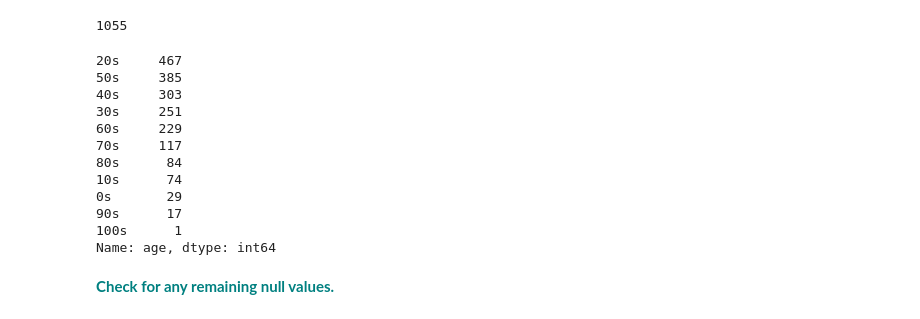
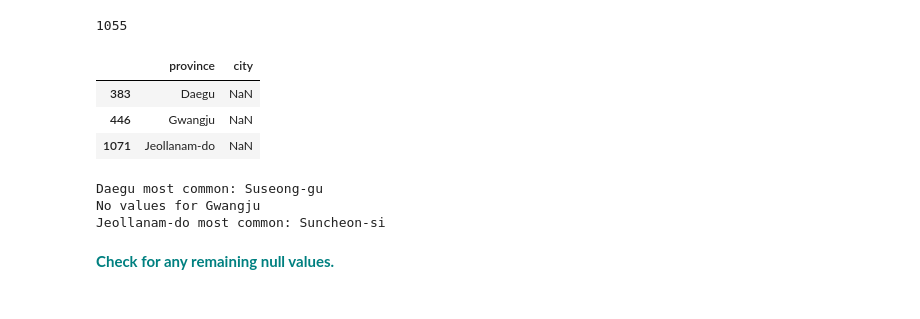
Before and after one commit to BrettlyCD/random-forest, a Jupyter notebook: RandomForest_casestudy_covid19.ipynb, the cells around one changed output. Saved outputs shown, nothing was run; the diff lists cells and outputs as text; code cells hidden in the pictures.

```diff
--- a/RandomForest_casestudy_covid19.ipynb
+++ b/RandomForest_casestudy_covid19.ipynb
@@ -290,20 +290,5 @@ date_impute = ['deceased_date','released_date']
 
 #impute values on NaN records
 df[date_impute] = df[date_impute].fillna(no_date[0])
-# %%
-df['age'].value_counts()
-# %% [output]
-20s     467
-50s     385
-40s     303
-30s     251
-60s     229
-70s     117
-80s      84
-10s      74
-0s       29
-90s      17
-100s      1
-Name: age, dtype: int64
 # %%
 #imput missing 'age' fields using formula
@@ -310,0 +300,26 @@ df['age'] = df['age'].fillna(pd.cut(x=test['n_age'], bins=[0,10,20,30,40,50,60,7
+# %%
+#check which provinces have still have missing city values, likely due to no city values within a province or the NaN showing first
+df[df['city'].isna()][['province','city']].drop_duplicates()
+# %% [output]
+|  | province | city |
+| 383 | Daegu | NaN |
+| 446 | Gwangju | NaN |
+| 1071 | Jeollanam-do | NaN |
+# %%
+#print the most common, if a city appears we'll use it and it was likely that the NaN value appeard first, if nothing appears there may be no cities listed within that province.
+try:
+    print('Daegu most common: ' + df[df['province'] == 'Daegu']['city'].value_counts().index[0])
+except:
+    print('No values for Daegu')
+try:
+    print('Gwangju most common: ' + df[df['province'] == 'Gwangju']['city'].value_counts().index[0])
+except:
+    print('No values for Gwangju')
+try:
+    print('Jeollanam-do most common: ' + df[df['province'] == 'Jeollanam-do']['city'].value_counts().index[0])
+except:
+    print('No values for Jeollanam-do')
+# %% [output]
+Daegu most common: Suseong-gu
+No values for Gwangju
+Jeollanam-do most common: Suncheon-si
```
Also changed, not shown: parts of 10 cells of this notebook.
